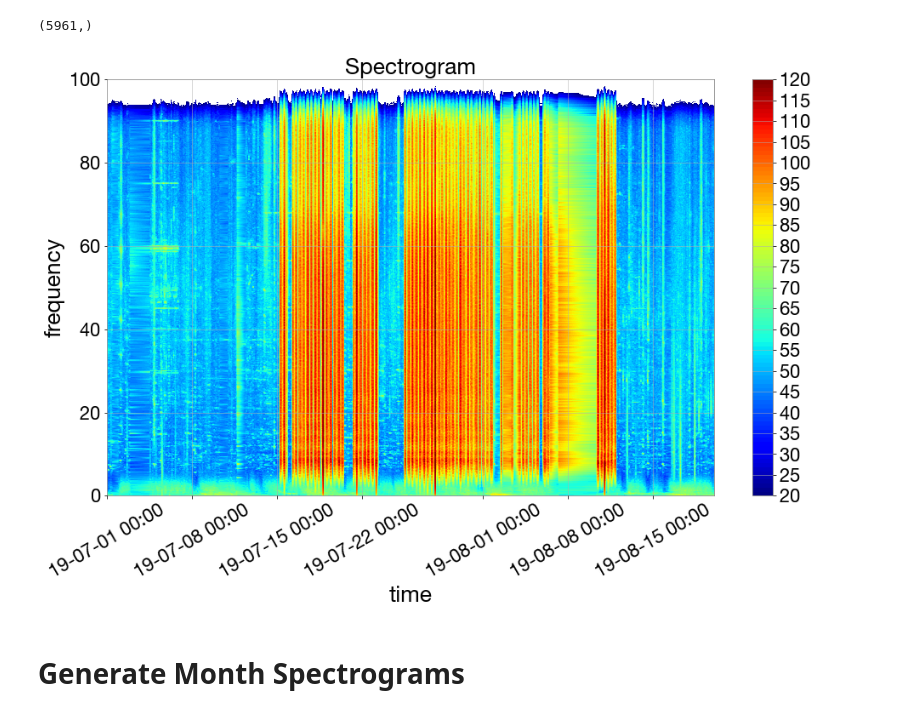
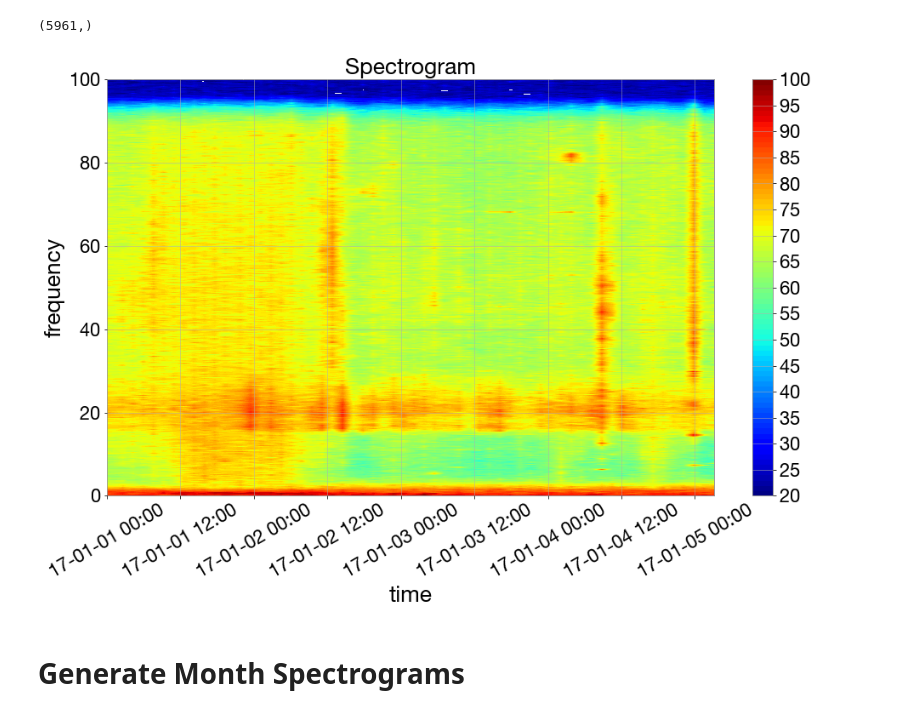
Before and after one commit to John-Ragland/compute_spectrogams, a Jupyter notebook: compute_spectrogram.ipynb, the cells around one changed output. Drawn from its saved outputs; the diff is of its cells as text; code cells hidden in the pictures.

```diff
--- a/compute_spectrogram.ipynb
+++ b/compute_spectrogram.ipynb
@@ -80,5 +82,5 @@ for k in range(spec_start,spec_end):
 # %%
-file_path = f"/Volumes/John's Passport/Spectrograms/Central_Caldera/Central_2019"
+file_path = "/Volumes/Ocean_Acoustics/Spectrograms/Axial_Base/2017/"
 
-times, freq, values = spec_tools.merge(0, 1487, file_path)
+times, freq, values = spec_tools.merge(0, 100, file_path)
 # %% [output]
@@ -140,8 +138,8 @@ print(np.shape(times_new))
 spec_full = basic.Spectrogram(times, freq, values)
 # %%
 import ooipy
-ooipy.tools.ooiplotlib.plot_spectrogram(spec_full, xlabel_rot=30,res_reduction_time=100, fmax=100, filename='Jul_Aug_Central_2019.png',save=True, dpi=300, vmin=20, vmax=120)
+ooipy.tools.ooiplotlib.plot_spectrogram(spec_full, xlabel_rot=30,res_reduction_time=100, fmax=100, filename='Jul_Aug_Central_2019.png',save=True, vmin=20, vmax=100)
 # %% [output]
-[figure, old version]
+[figure, new version]
 # %% [markdown]
 # Generate Month Spectrograms
```
Also changed, not shown: parts of 6 cells of this notebook, 3 other files.
